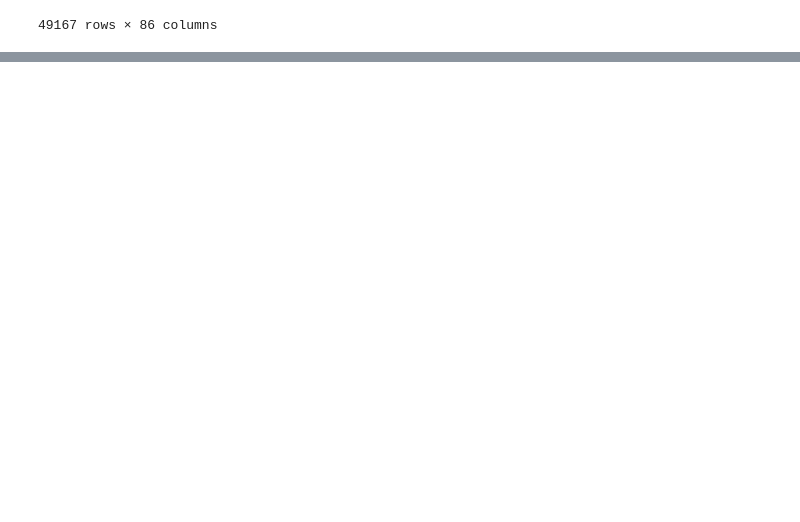
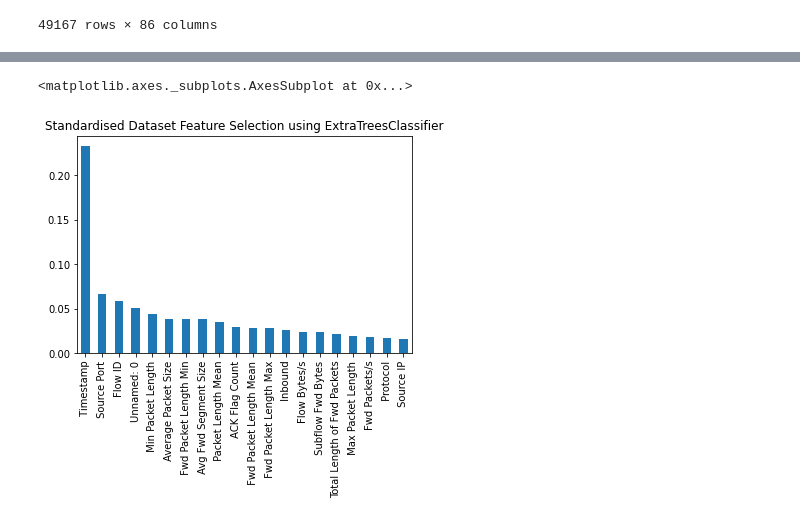
Before and after one commit to Ansalnakhan/TSA, a Jupyter notebook: project_ddos.ipynb, the cells around one changed output, grey strips where cells are left out. Saved outputs shown, nothing was run; the diff lists cells and outputs as text; code cells hidden in the pictures; blank space fills up the shorter version.

```diff
--- a/project_ddos.ipynb
+++ b/project_ddos.ipynb
@@ -178,0 +218,3 @@ df2.to_csv(r'my_data.csv', index=False)
+# %%
+model = ExtraTreesClassifier(random_state=42)
+model.fit(data_X, data_y_trans)
@@ -178,0 +254,6 @@ df2.to_csv(r'my_data.csv', index=False)
+# %%
+feature_importance_std = pd.Series(model.feature_importances_, index=data_X.columns)
+feature_importance_std.nlargest(20).plot(kind='bar', title='Standardised Dataset Feature Selection using ExtraTreesClassifier')
+# %% [output]
+<matplotlib.axes._subplots.AxesSubplot at 0x...>
+[figure, added]
```
Also changed, not shown: parts of 20 cells of this notebook.
